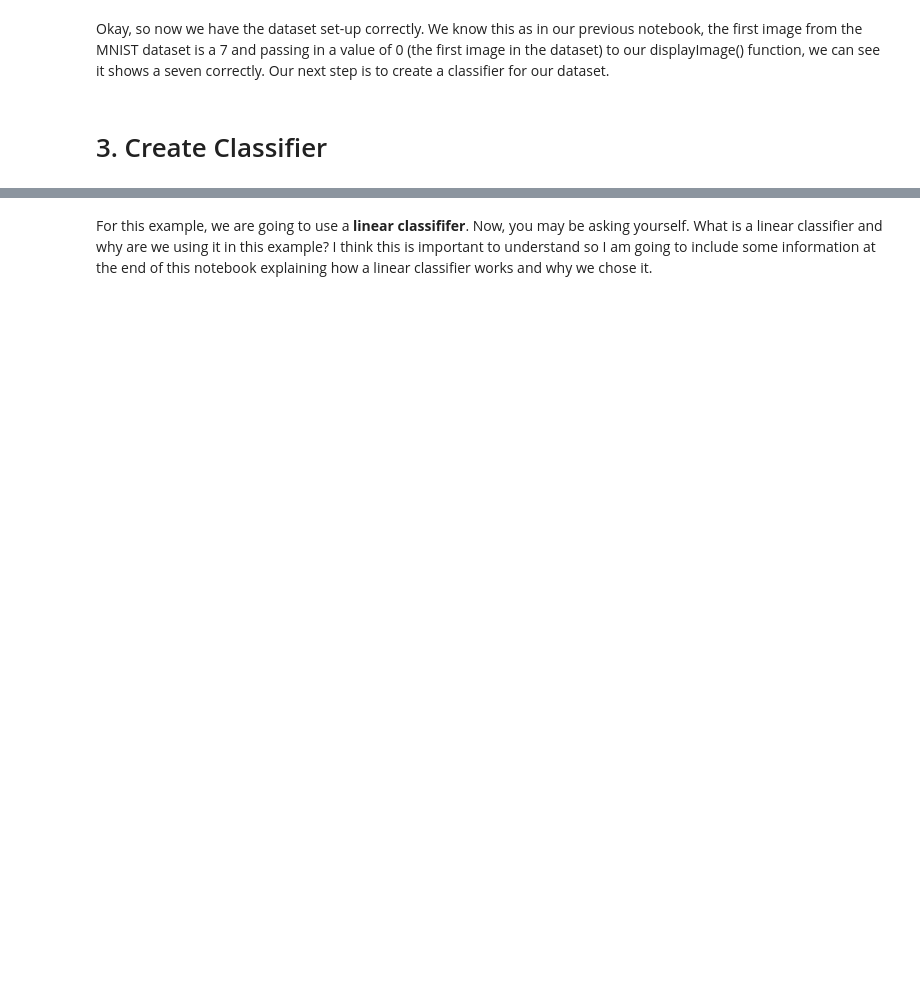
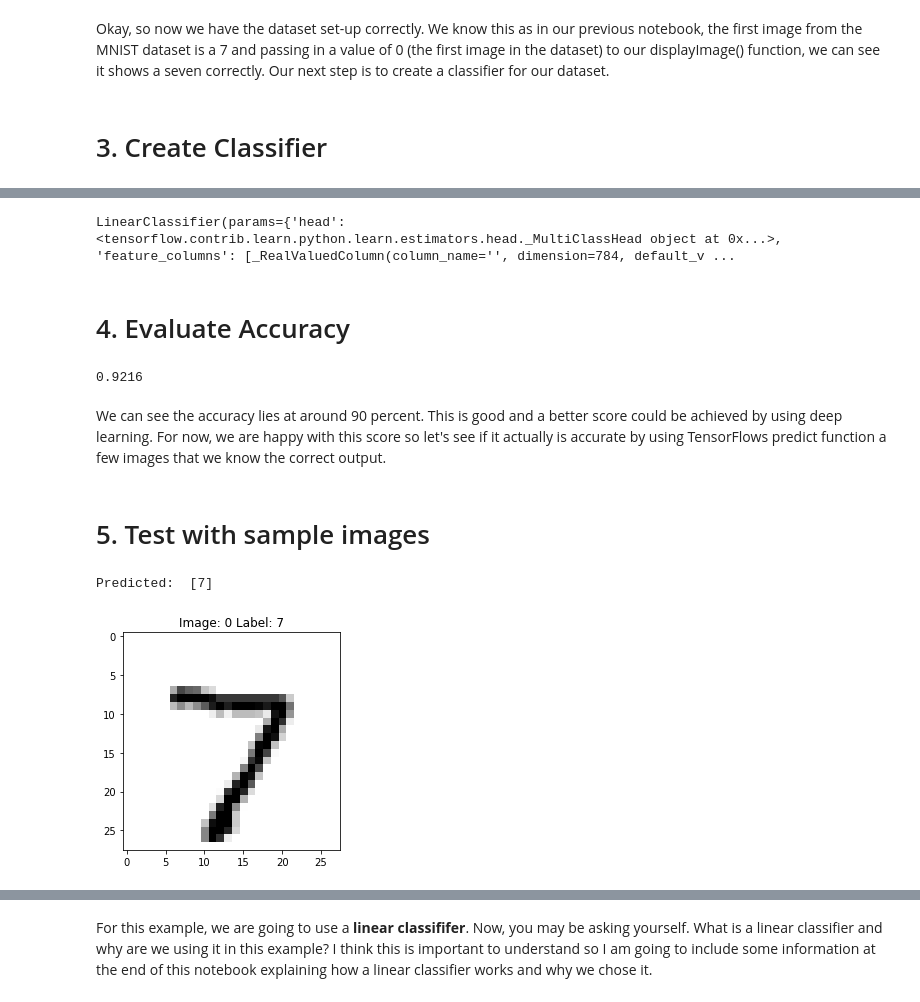
Before and after one commit to EddieEldridge/EmergingTechnologies, a Jupyter notebook: digit-recognition.ipynb, the cells around one changed output, grey strips where cells are left out. Saved outputs shown, nothing was run; the diff lists cells and outputs as text; code cells hidden in the pictures; blank space fills up the shorter version.

```diff
--- a/digit-recognition.ipynb
+++ b/digit-recognition.ipynb
@@ -42,21 +40,12 @@ Datasets(train=<tensorflow.contrib.learn.python.learn.datasets.mnist.DataSet obj
 # %%
-# Define trainImages as the training set of images from MNIST
-trainImages = mnist.train.images
+# Define trainData as the training set of images from MNIST
+trainData = mnist.train.images
 
 # Define trainLabels as the training set of labels from MNIST
 trainLabels = np.asarray(mnist.train.labels, dtype=np.int32)
 
-# Combine the training data and labels into one variable
-trainingData = tf.estimator.inputs.numpy_input_fn(
-    trainImages={"x": input(mnist.train)[0]},
-    trainLabels=input(mnist.train)[1],
-    num_epochs=None,
-    batch_size=100,
-    shuffle=True
-)
+# Define testData as the testing set of images from MNIST
+testData = mnist.test.images
 
-# Define testImages as the testing set of images from MNIST
-testImages = mnist.test.images
-
-# Define testLabels as the testing set of labels from MNIST
+# Define testData as the testing set of images from MNIST
 testLabels = np.asarray(mnist.test.labels, dtype=np.int32)
@@ -66,9 +52,8 @@ here2
 # %% [markdown]
 Let's show an image from the data we just loaded in to make sure everything is working properly. Let's create a function that will do this incase we need to display an image again later on.
 # %%
-# Create function for easily displaying images
 def displayImage(i):
-    img = testImages[i]
+    img = testData[i]
     plt.title('Image: %d Label: %d' % (i, testLabels[i]))
     plt.imshow(img.reshape(28,28), cmap=plt.cm.gray_r)
 # %%
@@ -81,0 +71,49 @@ Okay, so now we have the dataset set-up correctly. We know this as in our previo
+# %%
+# Create a variable called feature_columns
+# https://www.tensorflow.org/guide/feature_columns
+feature_columns = learn.infer_real_valued_columns_from_input(trainData)
+
+# Create our classifier using TensorFlow's LinearClassifier function
+# We give this classifier 10 classes as the there are 10 outputs for our dataset (0..9)
+linearClassifier = learn.LinearClassifier(feature_columns=feature_columns, n_classes=10)
+
+# Tell TensorFlow to fit the classifier with the training set and corresponding labels in batches of 100
+# https://www.tensorflow.org/api_docs/python/tf/keras/models/Model#fit
+linearClassifier.fit(trainData, trainLabels, batch_size=100, steps=1000)
+# %% [output]
+LinearClassifier(params={'head': <tensorflow.contrib.learn.python.learn.estimators.head._MultiClassHead object at 0x...>, 'feature_columns': [_RealValuedColumn(column_name='', dimension=784, default_v ...
+# %% [markdown]
+<h1>
+4. Evaluate Accuracy
+</h1>
+# %%
+# Evaluate the accuray of our classifier after using the fit function above
+# https://www.tensorflow.org/api_docs/python/tf/contrib/learn/evaluate
+linearClassifier.evaluate(testData, testLabels)
+
+# Print the accuracy of our fit method as a percentage
+percentageAccuracy = (linearClassifier.evaluate(testData, testLabels)["accuracy"])
+print(percentageAccuracy)
+# %% [output]
+0.9216
+# %% [markdown]
+
+
+We can see the accuracy lies at around 90 percent. This is good and a better score could be achieved by using deep learning. For now, we are happy with this score so let's see if it actually is accurate by using TensorFlows predict function a few images that we know the correct output.
+# %% [markdown]
+<h1>
+5. Test with sample images
+</h1>
+# %%
+# Create a varible that can we can change easily to select an image
+imageNum = 0
+
+# Make a prediction using Tensorflow and our classifier we created above from our testData
+prediction = linearClassifier.predict(np.array([testData[imageNum]], dtype=float), as_iterable=False)
+
+# Print our prediction and display the actual image we are trying to predict
+print("Predicted: ", prediction)
+displayImage(imageNum)
+# %% [output]
+Predicted:  [7]
+[figure, added]
```
Also changed, not shown: parts of 39 cells of this notebook, 39 other files.
